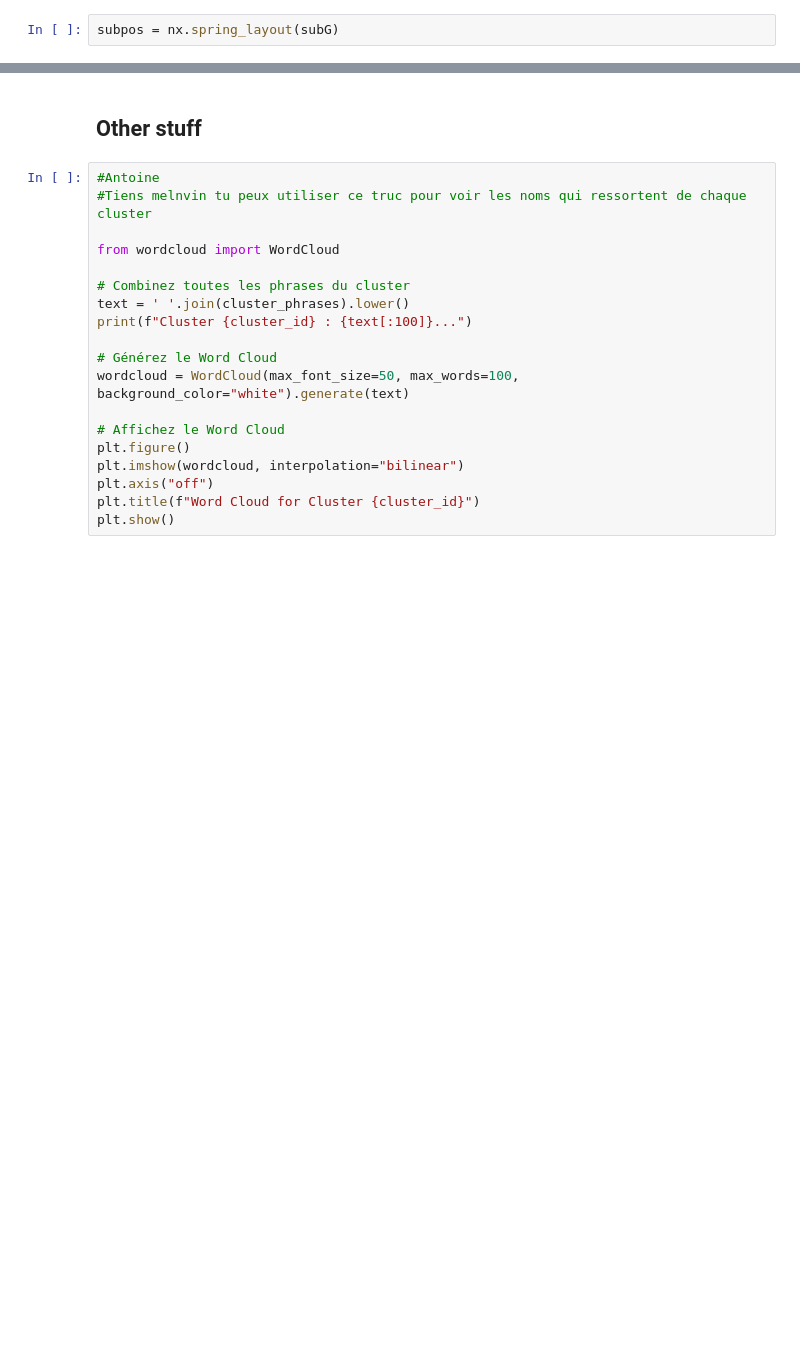
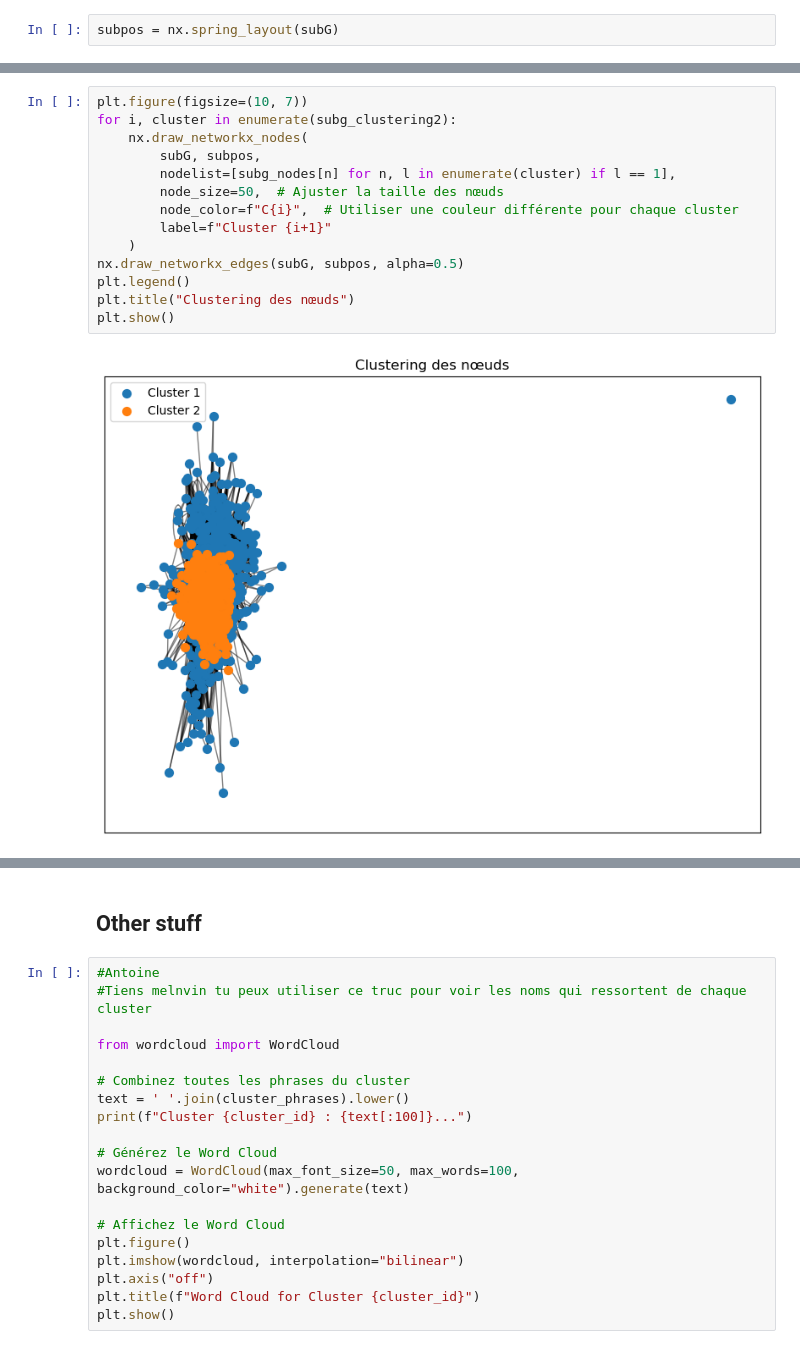
Before and after one commit to MelvinGode/Wikipedia-Clusteing, a Jupyter notebook: bottom_up.ipynb, the cells around one changed output, grey strips where cells are left out. Drawn from its saved outputs; the diff is of its cells as text; blank space fills up the shorter version.

```diff
--- a/bottom_up.ipynb
+++ b/bottom_up.ipynb
@@ -621,0 +592,16 @@ The get_cmap function was deprecated in Matplotlib 3.7 and will be removed in 3.
+# %%
+plt.figure(figsize=(10, 7))
+for i, cluster in enumerate(subg_clustering2):
+    nx.draw_networkx_nodes(
+        subG, subpos,
+        nodelist=[subg_nodes[n] for n, l in enumerate(cluster) if l == 1],
+        node_size=50,  # Ajuster la taille des nœuds
+        node_color=f"C{i}",  # Utiliser une couleur différente pour chaque cluster
+        label=f"Cluster {i+1}"
+    )
+nx.draw_networkx_edges(subG, subpos, alpha=0.5)
+plt.legend()
+plt.title("Clustering des nœuds")
+plt.show()
+# %% [output]
+[figure, added]
```
Also changed, not shown: parts of 15 cells of this notebook, 3 other files.
